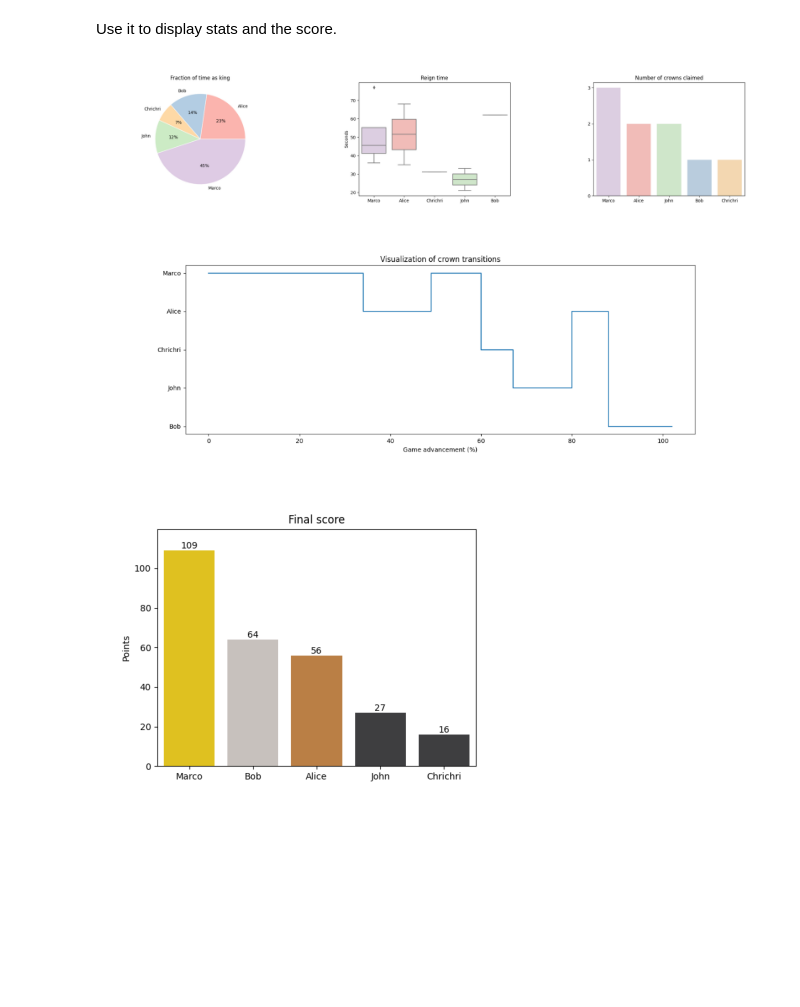
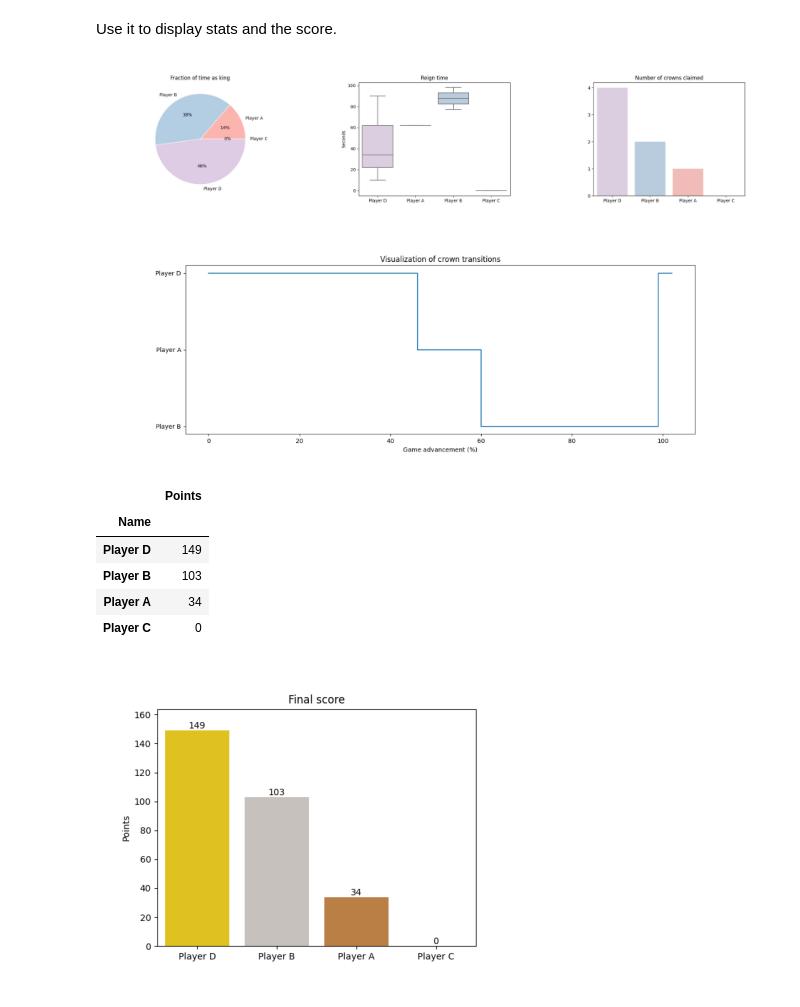
Before and after one commit to Wolgamonox/koth-ping-pong-website, a Jupyter notebook: koth_stats/example/koth_stats_example.ipynb, the cells around one changed output. Cells and saved outputs as stored; diff of their text form; code cells hidden in the pictures; blank space fills up the shorter version.

```diff
--- a/koth_stats/example/koth_stats_example.ipynb
+++ b/koth_stats/example/koth_stats_example.ipynb
@@ -39,0 +18,3 @@ transitions_df_g1
+# %%
+players_g1, transitions_df_g1 = generate_random_game(nb_players=4, nb_transitions=8)
+transitions_df_g1
@@ -50,16 +41,24 @@ display_figure(ks_service.total_reign_time.plot(include_title=True), ax=axs[0])
 display_figure(ks_service.reign_time.plot(include_title=True), ax=axs[1])
 display_figure(ks_service.crowns_claimed.plot(include_title=True), ax=axs[2])
 # %% [output]
-[figure, old version]
+[figure, new version]
 # %%
 fig, ax = plt.subplots()
 fig.set_size_inches(12, 4)
 display_figure(ks_service.graph_visualization.plot(include_title=True), ax=ax)
 # %% [output]
-[figure, old version]
+[figure, new version]
 # %%
 fig, ax = plt.subplots()
 fig.set_size_inches(12, 4)
 display_figure(ks_service.points_plot(include_title=True), ax=ax)
+
+ks_service.points_df()
 # %% [output]
+|  | Points |
+| Name |  |
+| Player D | 149 |
+| Player B | 103 |
+| Player A | 34 |
+| Player C | 0 |
-[figure, old version]
+[figure, new version]
```
Also changed, not shown: parts of 4 cells of this notebook, 3 other files.
